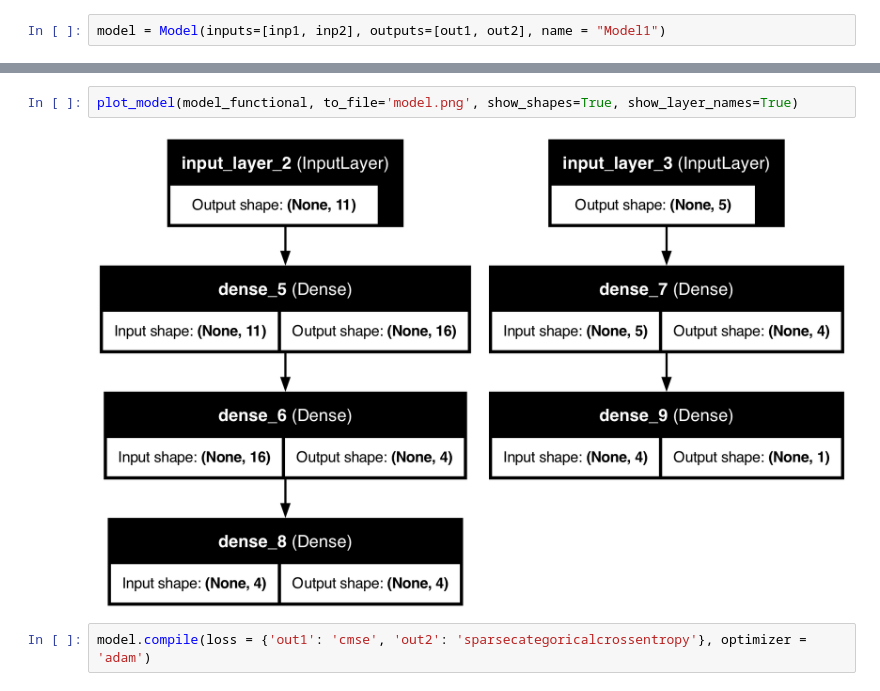
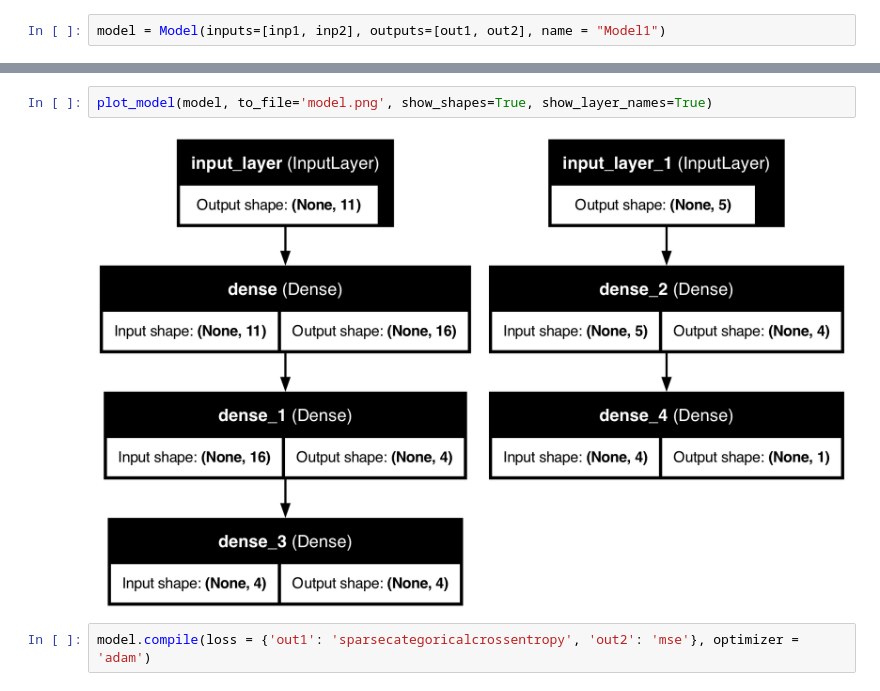
Before and after one commit to Rhy-Shah/NeuralNetworks, a Jupyter notebook: MultiLayers.ipynb, the cells around one changed output, grey strips where cells are left out. Saved outputs shown, nothing was run; the diff lists cells and outputs as text.

Commit message:
Add new functionality to improve model evaluation metrics

```diff
--- a/MultiLayers.ipynb
+++ b/MultiLayers.ipynb
@@ -45,8 +45,8 @@ Model: "Model1"
  Trainable params: 309 (1.21 KB)
  Non-trainable params: 0 (0.00 B)
 # %%
-plot_model(model_functional, to_file='model.png', show_shapes=True, show_layer_names=True)
+plot_model(model, to_file='model.png', show_shapes=True, show_layer_names=True)
 # %% [output]
-[figure, old version]
+[figure, new version]
 # %%
-model.compile(loss = {'out1': 'cmse', 'out2': 'sparsecategoricalcrossentropy'}, optimizer = 'adam')
+model.compile(loss = {'out1': 'sparsecategoricalcrossentropy', 'out2': 'mse'}, optimizer = 'adam')
```
Also changed, not shown: parts of 1 cell of this notebook.
